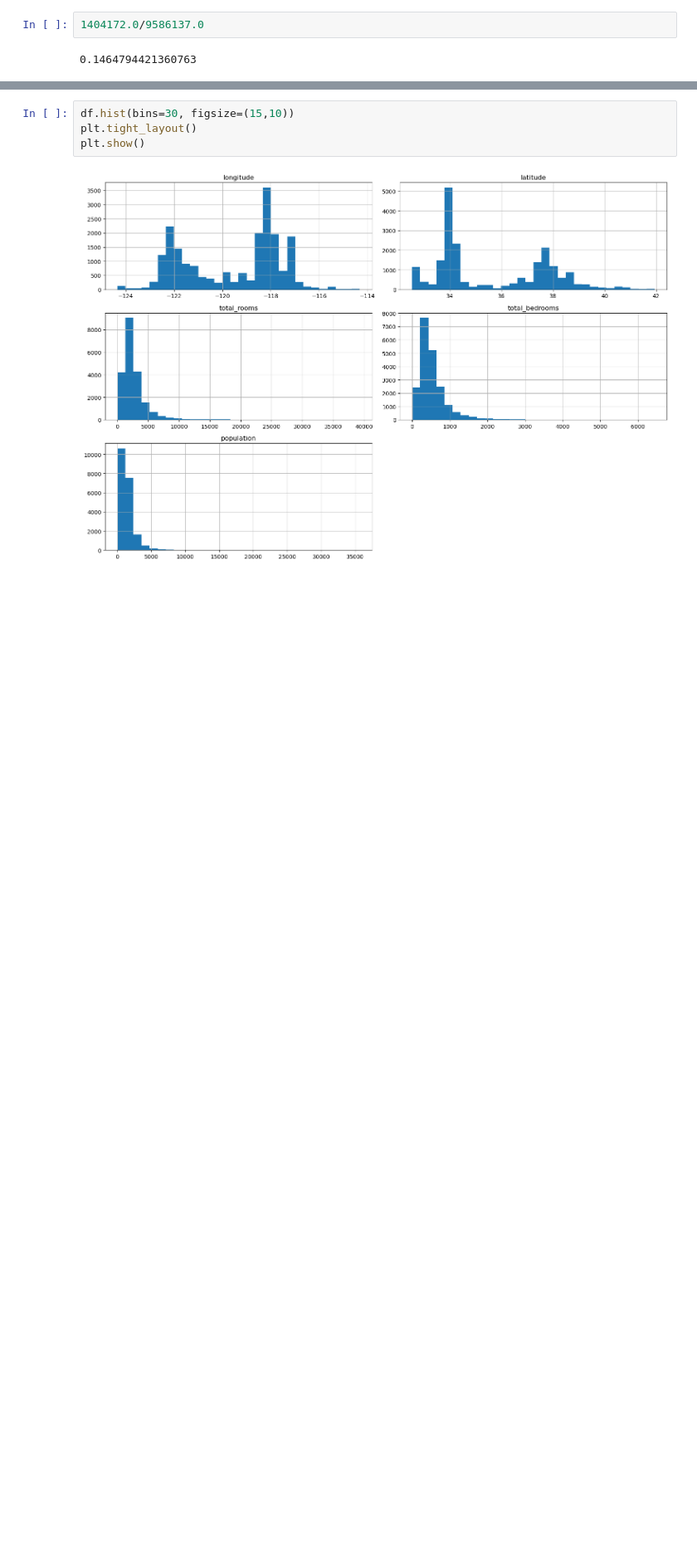
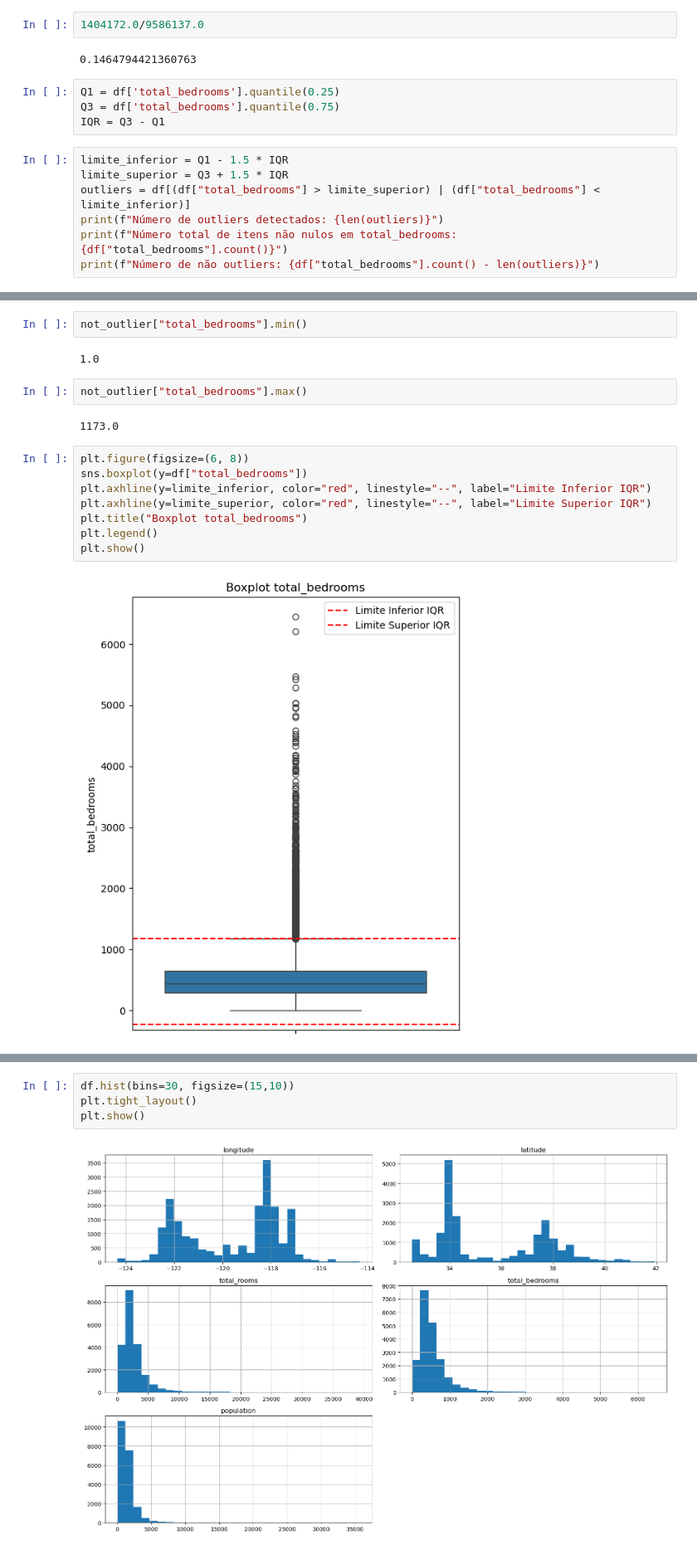
Before and after one commit to lharanhamg/TAIL_notebook_2025, a Jupyter notebook: Cópia_de_Fase2_Luis_Aranha_2025.ipynb, the cells around one changed output, grey strips where cells are left out. Shown at 83% size. Drawn from its saved outputs; the diff is of its cells as text; blank space fills up the shorter version.

```diff
--- a/Cópia_de_Fase2_Luis_Aranha_2025.ipynb
+++ b/Cópia_de_Fase2_Luis_Aranha_2025.ipynb
@@ -513,3 +518,14 @@ df[df["total_bedrooms"] <= 1500]["total_bedrooms"].sum()
 1404172.0/9586137.0
 # %% [output]
 0.1464794421360763
+# %%
+Q1 = df['total_bedrooms'].quantile(0.25)
+Q3 = df['total_bedrooms'].quantile(0.75)
+IQR = Q3 - Q1
+# %%
+limite_inferior = Q1 - 1.5 * IQR
+limite_superior = Q3 + 1.5 * IQR
+outliers = df[(df["total_bedrooms"] > limite_superior) | (df["total_bedrooms"] < limite_inferior)]
+print(f"Número de outliers detectados: {len(outliers)}")
+print(f"Número total de itens não nulos em total_bedrooms: {df["total_bedrooms"].count()}")
+print(f"Número de não outliers: {df["total_bedrooms"].count() - len(outliers)}")
@@ -515,0 +550,18 @@ df[df["total_bedrooms"] <= 1500]["total_bedrooms"].sum()
+# %%
+not_outlier["total_bedrooms"].min()
+# %% [output]
+1.0
+# %%
+not_outlier["total_bedrooms"].max()
+# %% [output]
+1173.0
+# %%
+plt.figure(figsize=(6, 8))
+sns.boxplot(y=df["total_bedrooms"])
+plt.axhline(y=limite_inferior, color="red", linestyle="--", label="Limite Inferior IQR")
+plt.axhline(y=limite_superior, color="red", linestyle="--", label="Limite Superior IQR")
+plt.title("Boxplot total_bedrooms")
+plt.legend()
+plt.show()
+# %% [output]
+[figure, added]
```
Also changed, not shown: parts of 26 cells of this notebook.
